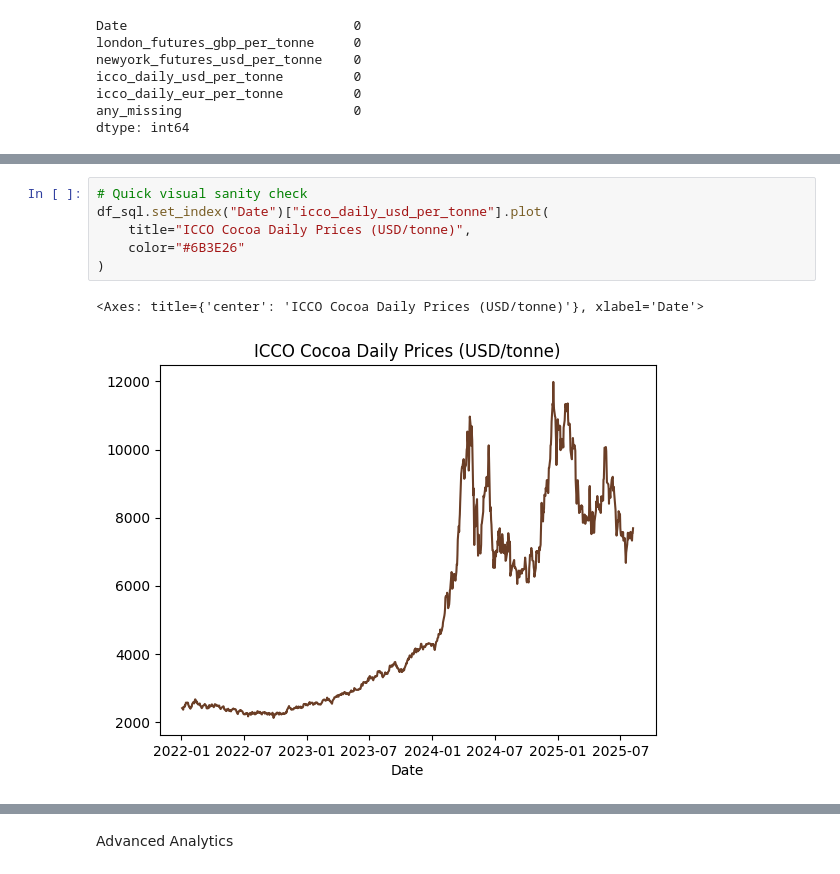
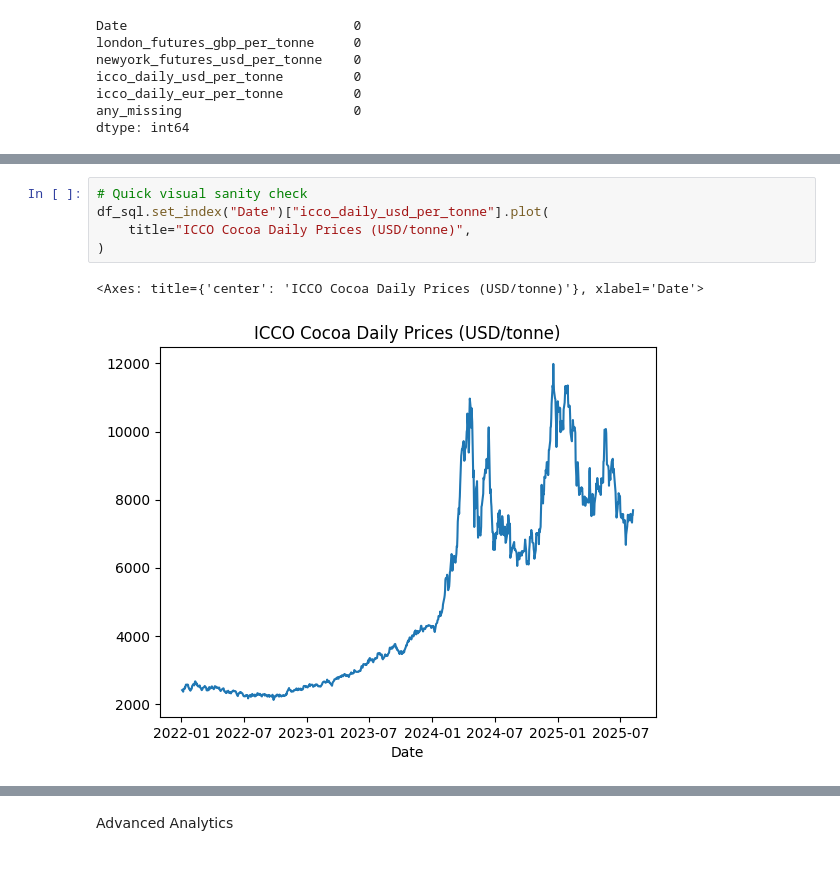
Before and after one commit to Lina060992/Chocolate, a Jupyter notebook: cocoa_prices_2022_2025.ipynb, the cells around one changed output, grey strips where cells are left out. Cells and saved outputs as stored; diff of their text form.

```diff
--- a/cocoa_prices_2022_2025.ipynb
+++ b/cocoa_prices_2022_2025.ipynb
@@ -249,10 +249,9 @@ df_sql.describe().T
 # %%
 # Quick visual sanity check
 df_sql.set_index("Date")["icco_daily_usd_per_tonne"].plot(
     title="ICCO Cocoa Daily Prices (USD/tonne)",
-    color="#6B3E26"
 )
 # %% [output]
 <Axes: title={'center': 'ICCO Cocoa Daily Prices (USD/tonne)'}, xlabel='Date'>
-[figure, old version]
+[figure, new version]
 # %%
```
Also changed, not shown: parts of 1 cell of this notebook, 1 other file.
